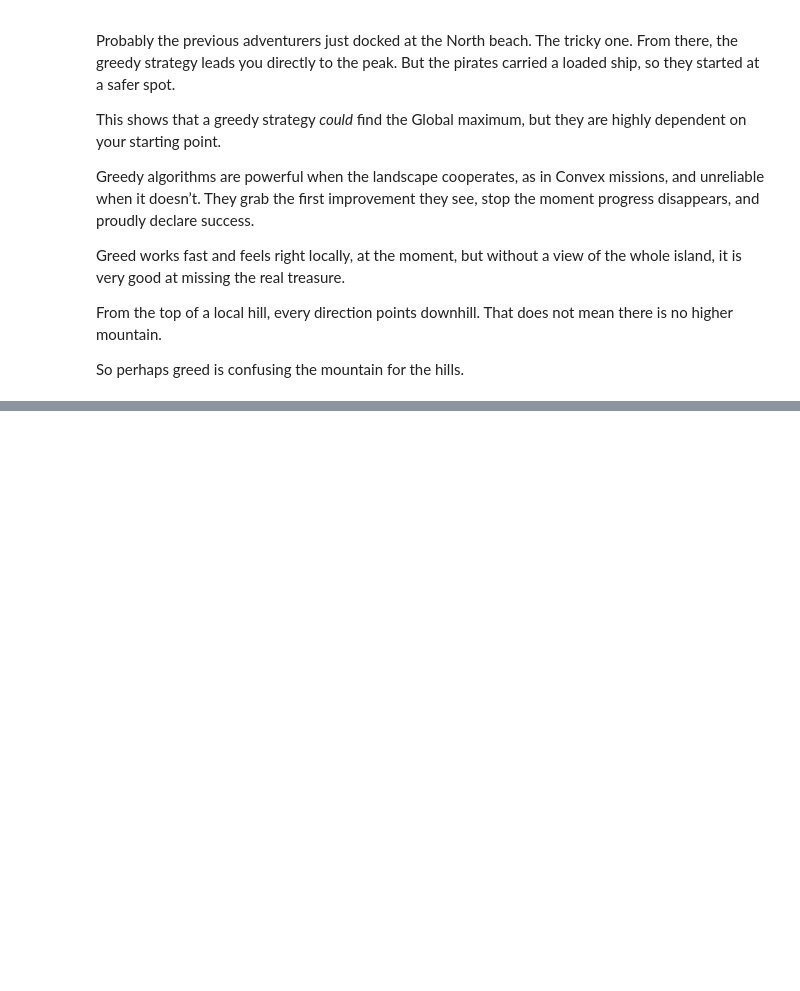
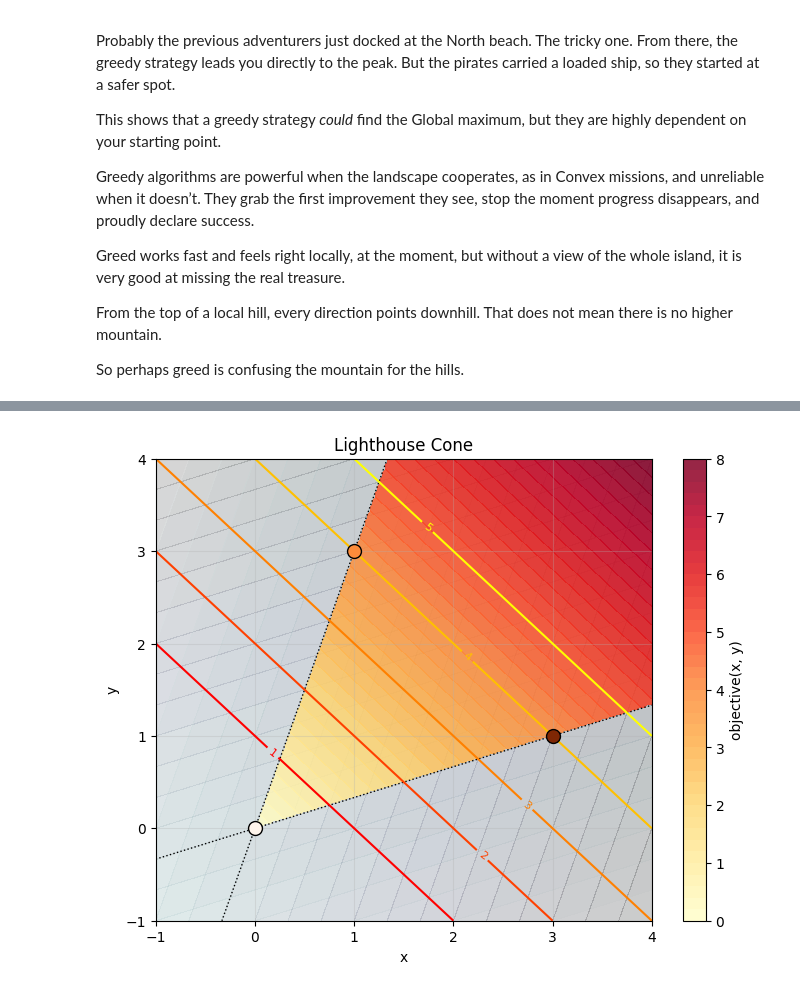
Before and after one commit to JulTob/Optimization, a Jupyter notebook: Introduction_to_Optimization.ipynb, the cells around one changed output, grey strips where cells are left out. Drawn from its saved outputs; the diff is of its cells as text; code cells hidden in the pictures; blank space fills up the shorter version.

```diff
--- a/Introduction_to_Optimization.ipynb
+++ b/Introduction_to_Optimization.ipynb
@@ -2170,0 +2147,43 @@ you were standing on a simplex.
+# %%
+# @title
+# Define two arbitrary points for the 'lighthouse' to pass through
+point_0 = (0.0, 0.0)
+point_A = (1.0, 3.0)
+point_B = (3.0, 1.0)
+
+# Define the 'lighthouse' line function (e.g., y=x, so x-y=0)
+def lighthouse_line(position):
+    x, y = position
+    return x + y
+
+# Define the 'cone' objective function (e.g., absolute distance from the line x-y=0)
+# This will create a 'V' shape where the values are lowest along the line
+def cone_objective(position):
+    x, y = position
+    return abs(x + y)
+
+def cone_left(b):
+    return -(4 * b[0] - 12 * b[1])   # >= 0
+
+def cone_right(b):
+    return -(4 * b[1] - 12 * b[0])   # >= 0
+
+
+# Call the plot_2D function with the new objective and function
+plot_2D(
+    objective=cone_objective,    # The function that defines the 'cone' (filled contours)
+    function=lighthouse_line,    # The function for the 'lighthouse' line (contour lines)
+    x_rank=(-1, 4),               # X-axis range to include our points
+    y_rank=(-1, 4),               # Y-axis range to include our points
+    levels=50,                   # Number of filled contour levels for the cone
+    lines=[1,2,3,4,5],                   # Only plot the contour line where lighthouse_line == 0
+    title="Lighthouse Cone",
+    isovalues="autumn",            # Colormap for the lighthouse line
+    points=[point_0, point_A, point_B],   # Plot the two reference points
+    points_cmap='Oranges',           # Colormap for the points
+    altitude="YlOrRd",          # Colormap for the filled cone
+    constraints=[cone_left, cone_right],
+
+)
+# %% [output]
+[figure, added]
```
Also changed, not shown: parts of 9 cells of this notebook.
